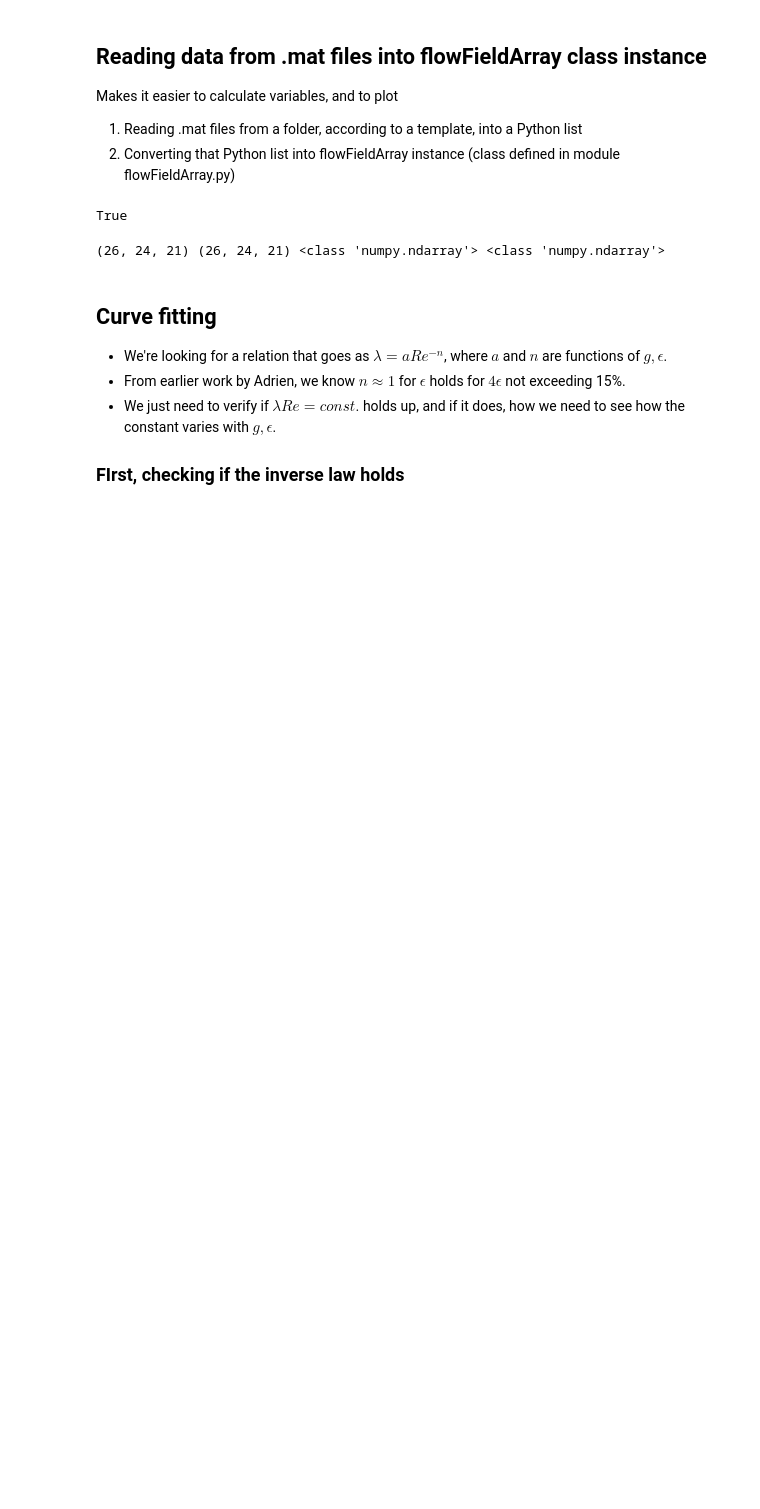
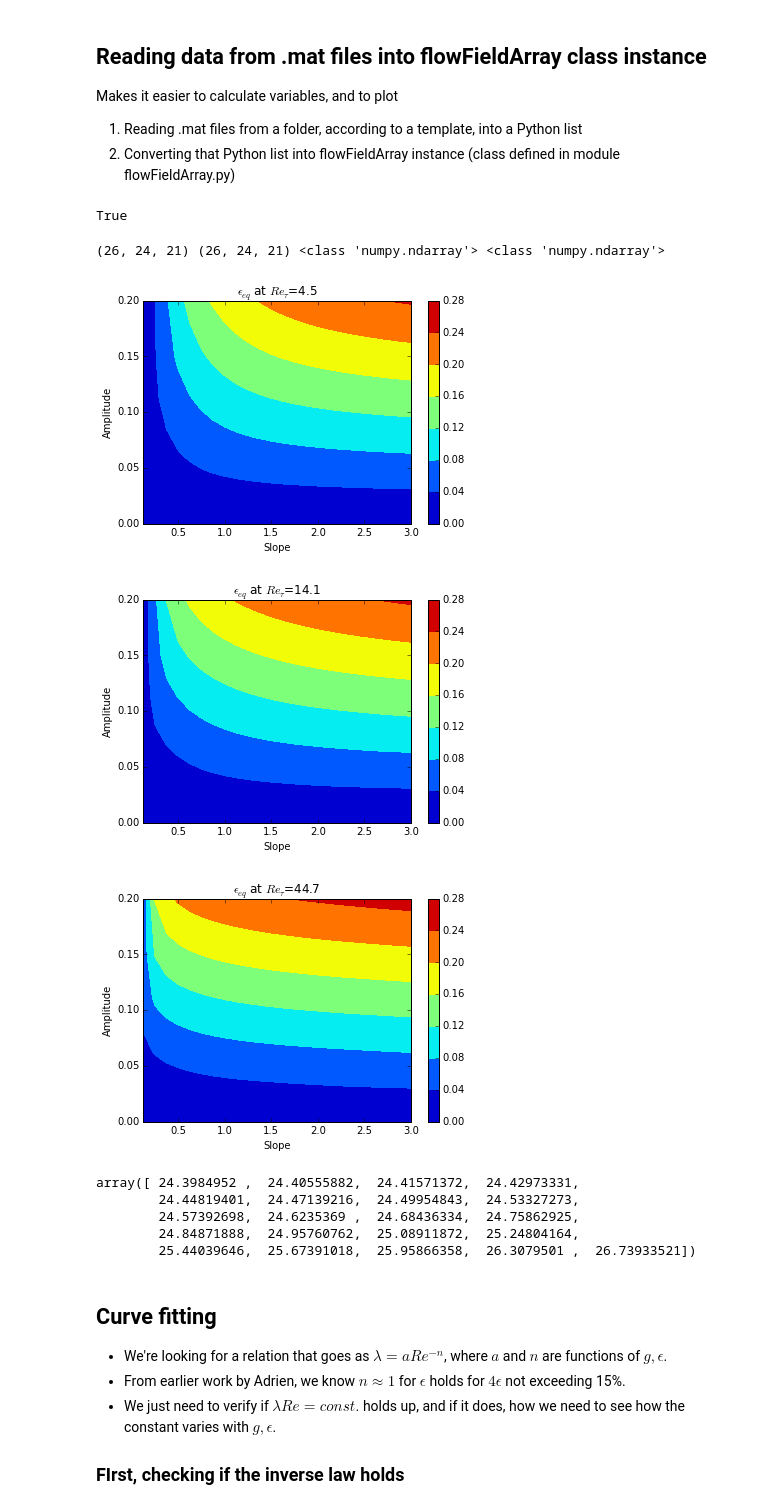
Before and after one commit to saba-vadarevu/Grooved-Channel-Flow, a Jupyter notebook: flowField.ipynb, the cells around one changed output. Saved outputs shown, nothing was run; the diff lists cells and outputs as text; code cells hidden in the pictures; blank space fills up the shorter version.

```diff
--- a/flowField.ipynb
+++ b/flowField.ipynb
@@ -310,6 +118,46 @@ fricFac = 16./ReFlat/uBulk/uBulk
 ReWavy = uBulk*ReFlat
 # %% [output]
 (26, 24, 21) (26, 24, 21) <class 'numpy.ndarray'> <class 'numpy.ndarray'>
+# %%
+hEq = np.sqrt(3./2.*uBulk)
+epsEq = 1.-hEq
+
+plt.figure()
+plt.title('$\\epsilon_{eq}$ at $Re_{\\tau}$='+str(round(np.sqrt(20),1)))
+plt.contourf(2.*gArr[:,:,0], 2.*epsArr[:,:,0], epsEq[:,:,0])
+plt.colorbar()
+plt.xlabel('Slope');plt.ylabel('Amplitude')
+plt.savefig('epsEqRe10.pdf',format='pdf')
+plt.show()
+
+plt.figure()
+plt.title('$\\epsilon_{eq}$ at $Re_{\\tau}$='+str(round(np.sqrt(200),1)))
+plt.contourf(2.*gArr[:,:,0], 2.*epsArr[:,:,0], epsEq[:,:,10])
+plt.colorbar()
+plt.xlabel('Slope');plt.ylabel('Amplitude')
+plt.savefig('epsEqRe100.pdf',format='pdf')
+plt.show()
+
+plt.figure()
+plt.title('$\\epsilon_{eq}$ at $Re_{\\tau}$='+str(round(np.sqrt(2000),1)))
+plt.contourf(2.*gArr[:,:,0], 2.*epsArr[:,:,0], epsEq[:,:,20])
+plt.colorbar()
+plt.xlabel('Slope');plt.ylabel('Amplitude')
+plt.savefig('epsEqRe1000.pdf',format='pdf')
+plt.show()
+# %% [output]
+[figure, added]
+[figure, added]
+[figure, added]
+# %%
+prod = fricFac*ReWavy
+prod[-1,0]
+# %% [output]
+array([ 24.3984952 ,  24.40555882,  24.41571372,  24.42973331,
+        24.44819401,  24.47139216,  24.49954843,  24.53327273,
+        24.57392698,  24.6235369 ,  24.68436334,  24.75862925,
+        24.84871888,  24.95760762,  25.08911872,  25.24804164,
+        25.44039646,  25.67391018,  25.95866358,  26.3079501 ,  26.73933521])
 # %% [markdown]
 ## Curve fitting
 
```
Also changed, not shown: parts of 28 cells of this notebook, 3 other files.
